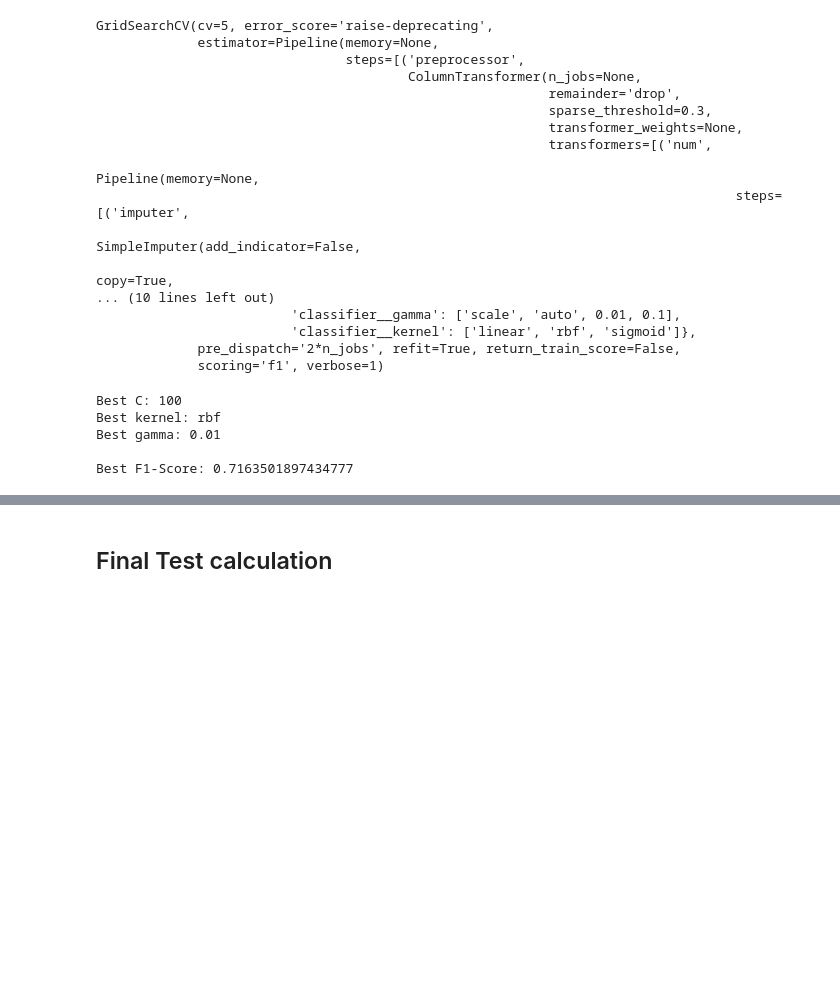
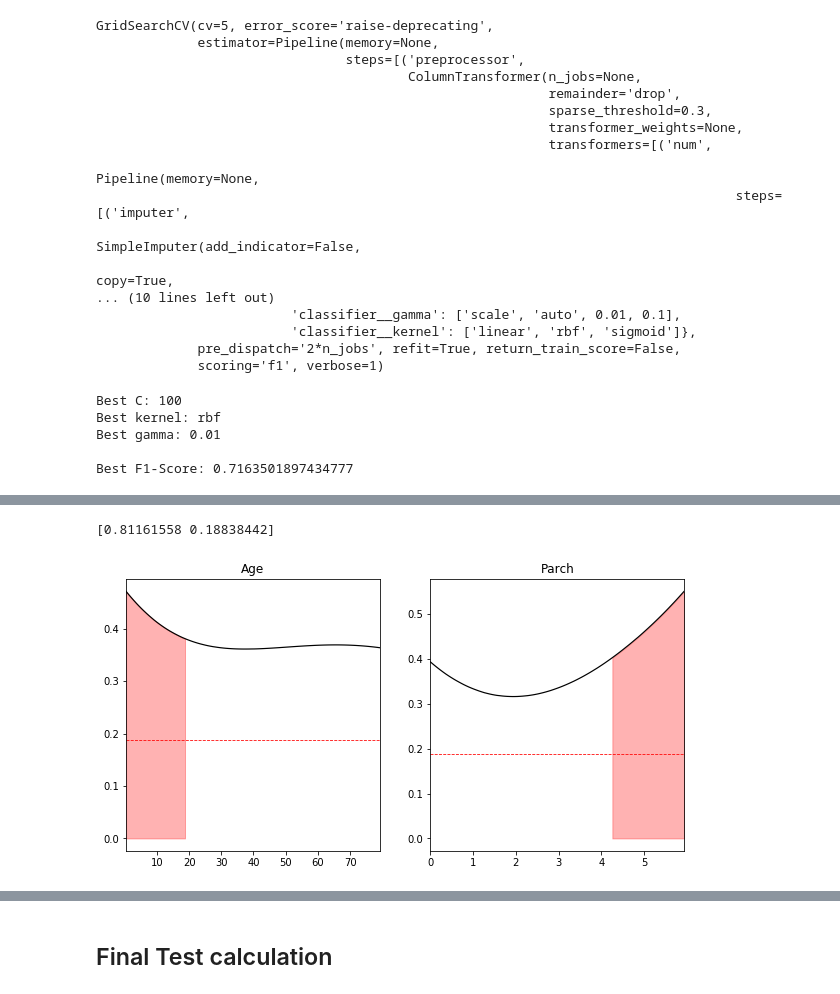
Before and after one commit to ivnbarrera/ivn_datascience, a Jupyter notebook: kaggle/Titanic/titanic.ipynb, the cells around one changed output, grey strips where cells are left out. Cells and saved outputs as stored; diff of their text form; code cells hidden in the pictures; blank space fills up the shorter version.

Commit message:
added model interpretation utils

```diff
--- a/kaggle/Titanic/titanic.ipynb
+++ b/kaggle/Titanic/titanic.ipynb
@@ -288,0 +431,49 @@ Best F1-Score: 0.7163501897434777
+# %%
+avg_proba = avg_synt_proba(X,y,svc_cv,X.columns, num_features)
+# %%
+# Compared to an average example (Maybe compare to avg noncussed be more meaningful)
+x_notSurvived = pd.DataFrame([{'Sex':'male',
+                        'was_alone':1,
+                        'embarked_C':0,
+                        'Pclass':3,
+                        'Age': 25,
+                        'Parch':0
+                       }])
+notSurvived_probability = svc_cv.predict_proba(x_notSurvived)[0]
+print(notSurvived_probability)
+# %% [output]
+[0.81161558 0.18838442]
+# %%
+axes = {}
+plt.figure(figsize=(10,5))
+# plt.suptitle('SVM Model Sensitivity Analysis By Feature')
+PLOT_COLUMNS = 2
+# Set ranges where there is change
+critical_ranges = {
+    'Age':0.38,
+    'Parch': 0.4
+}
+
+for (i, key) in enumerate(num_features):
+#for (i, key) in enumerate(avg_proba):
+    # Only plot for numerical values
+    if len(axes) < i + 1:
+        # If axis do not exists, create axis
+        ax1 = plt.subplot2grid((1, PLOT_COLUMNS), (0,i))
+        axes[key] = ax1
+    else:
+        # Get axes from stored axes
+        ax1 = axes[key]
+    # Get probability of survival ([1] == Survived)
+    avg_proba[key][1].plot(ax=ax1, color='black', linewidth=1.2)
+    ax1.set_title(key)
+    # Set Horizontal line with not survived probability
+    ax1.axhline(y=notSurvived_probability[1], linestyle='dashed', linewidth=0.8, color='red')
+    # Plot critical values shadow
+    ## Get index for critical values
+    critical_index = avg_proba[key][1] > critical_ranges[key]
+    critical_values = avg_proba[key][critical_index][1].index.tolist()
+    critical_y = avg_proba[key][critical_index][1].tolist()
+    ax1.fill_between(x=critical_values,y1=critical_y, color='r', alpha=0.3, interpolate=True)
+# %% [output]
+[figure, added]
```
Also changed, not shown: parts of 14 cells of this notebook, 2 other files.
